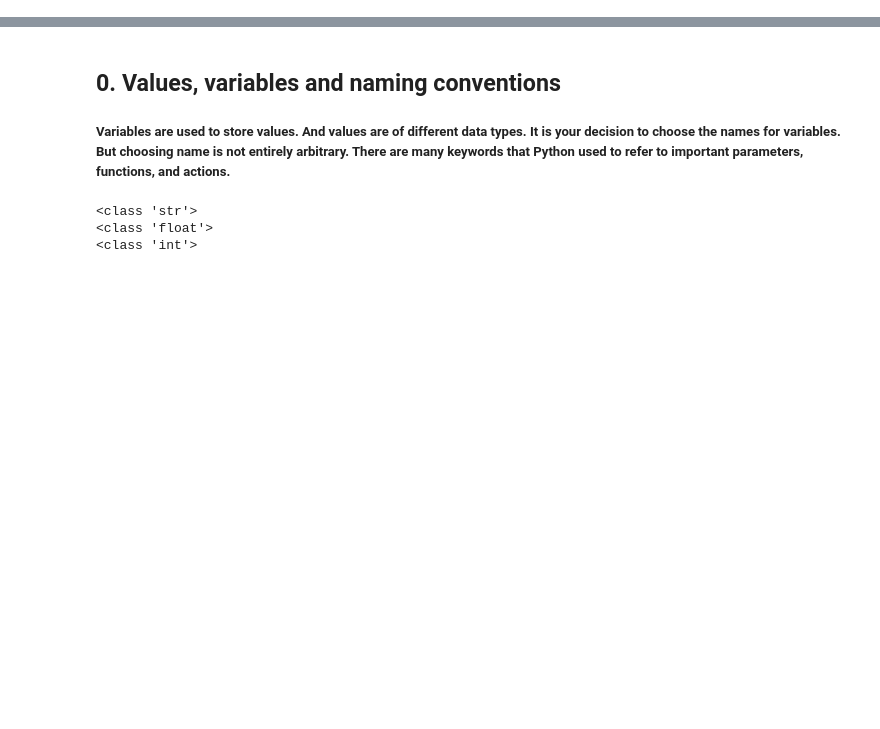
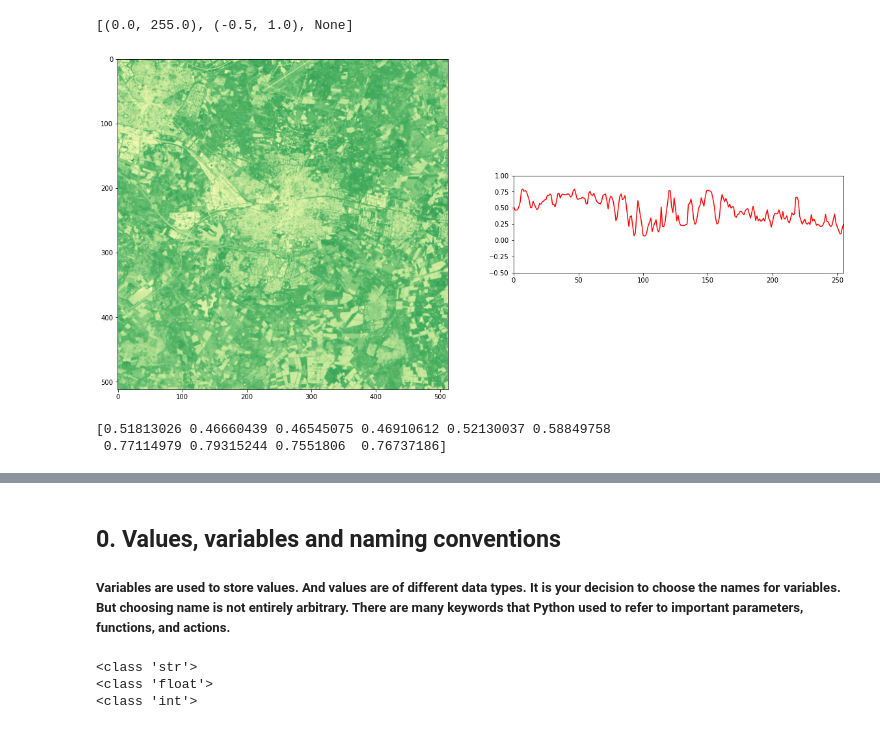
Before and after one commit to jonwangio/Programming-Basics, a Jupyter notebook: UPM1_py01.ipynb, the cells around one changed output, grey strips where cells are left out. Saved outputs shown, nothing was run; the diff lists cells and outputs as text; code cells hidden in the pictures; blank space fills up the shorter version.

```diff
--- a/UPM1_py01.ipynb
+++ b/UPM1_py01.ipynb
@@ -61,0 +145,23 @@ l = len(data)
+# %%
+# Normalized difference vegetation index and visualization
+
+# Apply equation: NDVI = (NIR-RED)/(NIR+RED)
+ndvi = ((b5_crop[0]*0.00003-0.2) - (b4_crop[0]*0.00003-0.2))/((b5_crop[0]*0.00003-0.2) + (b4_crop[0]*0.00003-0.2))
+
+# Also traverse across the study area for a profile of the NDVI
+ndvi_profile = ndvi[256,:]
+
+fig, axs = plt.subplots(1,2,figsize=(20,10))
+axs[0].imshow(ndvi, cmap='YlGn')
+axs[1].plot(ndvi_profile,'r-')
+axs[1].set(xlim=[0, 255], ylim=[-0.5, 1], aspect=50)
+# %% [output]
+[(0.0, 255.0), (-0.5, 1.0), None]
+[figure, added]
+# %%
+# Take a look at some sample values of the NDVI profile
+
+print(ndvi_profile[0:10])
+# %% [output]
+[0.51813026 0.46660439 0.46545075 0.46910612 0.52130037 0.58849758
+ 0.77114979 0.79315244 0.7551806  0.76737186]
```
Also changed, not shown: parts of 68 cells of this notebook, 15 other files.
